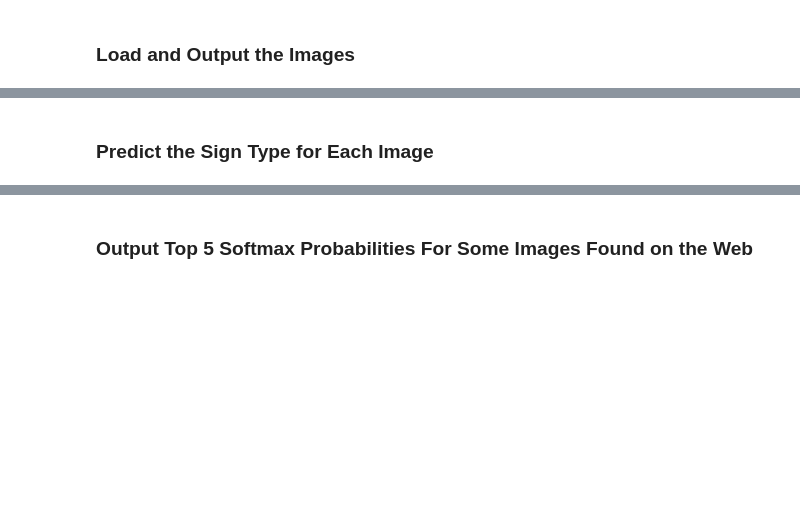
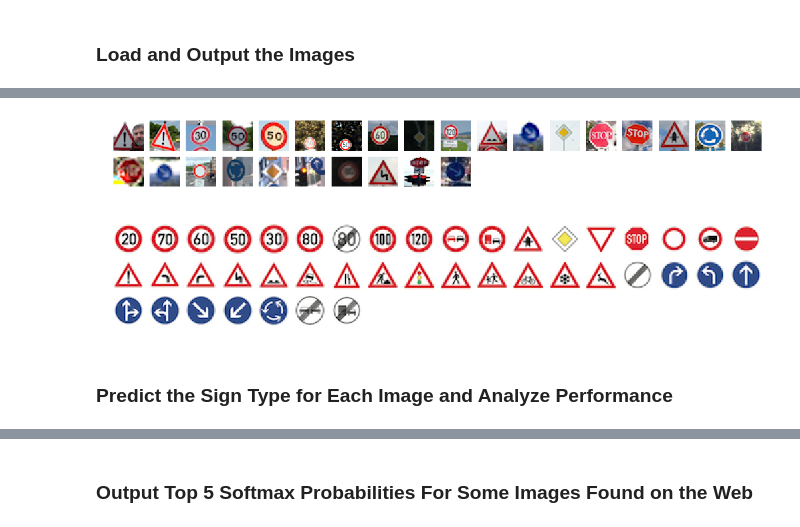
Before and after one commit to arturops/self-drivingCar, a Jupyter notebook: TrafficSignClassifier/Traffic_Sign_Classifier.ipynb, the cells around one changed output, grey strips where cells are left out. Drawn from its saved outputs; the diff is of its cells as text; code cells hidden in the pictures; blank space fills up the shorter version.

```diff
--- a/TrafficSignClassifier/Traffic_Sign_Classifier.ipynb
+++ b/TrafficSignClassifier/Traffic_Sign_Classifier.ipynb
@@ -1157,2 +1062,72 @@ Test Accuracy = 0.949
+# %%
+### Load the images
+import os
+
+import matplotlib.image as mpimg
+
+nTEST_IMAGES = 28
+nOFFSET = 1
+bSHOW_LABELS = False
+
+# Load images from .png files to `X_custom` NumPy array
+X_custom = np.empty([0, 32, 32, 3], dtype = np.int32)
+for i in range(nTEST_IMAGES):
+    image = mpimg.imread(os.getcwd() + '/Test_Images/' + "test_{}".format(i + nOFFSET)+'.png')
+    # image shape is 32x32x4 because the 4 channel is the png alpha value, so we only need :3 channels RGB
+    X_custom = np.append(X_custom, [image[:, :, :3]], axis = 0)
+
+# Provide labels of the captured images:
+y_custom = np.array([
+    18, #General caution
+    18, #General caution
+    1,  #Speed limit 30km/h
+    2,  #Speed limit 50km/h
+    2,  #Speed limit 50km/h
+    2,  #Speed limit 50km/h
+    2,  #Speed limit 50km/h
+    3,  #Speed limit 60km/h
+    12, #Priority road
+    8,  #Speed limit 120km/h
+    22, #Bumpy road
+    38, #Keep right
+    12, #Priority road
+    14, #Stop
+    14, #Stop
+    11, #Right-of-way at next intersection
+    40, #Roundabout mandatory
+    14, #Stop
+    14, #Stop
+    38, #Keep right
+    15, #No vehicles
+    40, #Roundabout mandatory
+    12, #Priority road
+    35, #Ahead only
+    1,  #Speed limit 30km/h
+    21, #Double curve
+    14, #Stop
+    38 #Keep right
+])
+
+show_images(X_custom, nTEST_IMAGES)
+y_custom = y_custom[nOFFSET-1 : nOFFSET-1+nTEST_IMAGES]
+if bSHOW_LABELS:
+    print(y_custom)
+
+nTEST_IMAGES = 43
+# Load images from .png files to `X_custom2` NumPy array
+X_custom2 = np.empty([0, 32, 32, 3], dtype = np.int32)
+for i in range(nTEST_IMAGES):
+    image = mpimg.imread(os.getcwd() + '/Test_Images2/' + "test_{}".format(i + nOFFSET)+'.png')
+    # In the case image shape is 32x32x4 because the 4 channel is the png alpha value, so we only need :3 channels RGB
+    X_custom2 = np.append(X_custom2, [image[:, :, :3]], axis = 0)
+
+y1 = [i for i in range(5,43)]
+y_custom2 =[0,4,3,2,1]+y1
+show_images(X_custom2, nTEST_IMAGES)
+if bSHOW_LABELS:
+    print(y_custom2)
+# %% [output]
+[figure, added]
+[figure, added]
 # %% [markdown]
-### Predict the Sign Type for Each Image
+### Predict the Sign Type for Each Image and Analyze Performance
```
Also changed, not shown: parts of 31 cells of this notebook, 1 other file.
